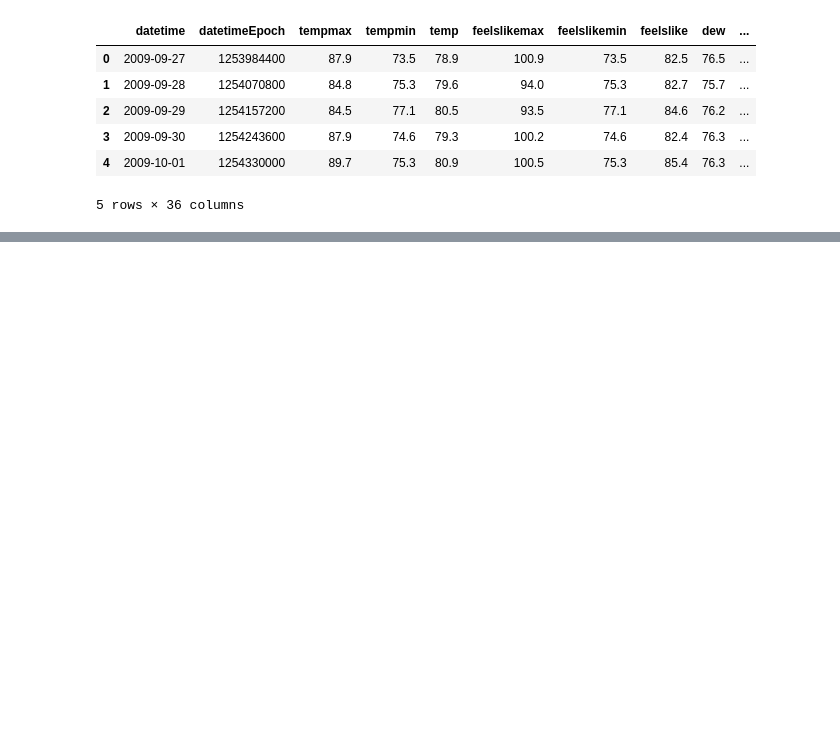
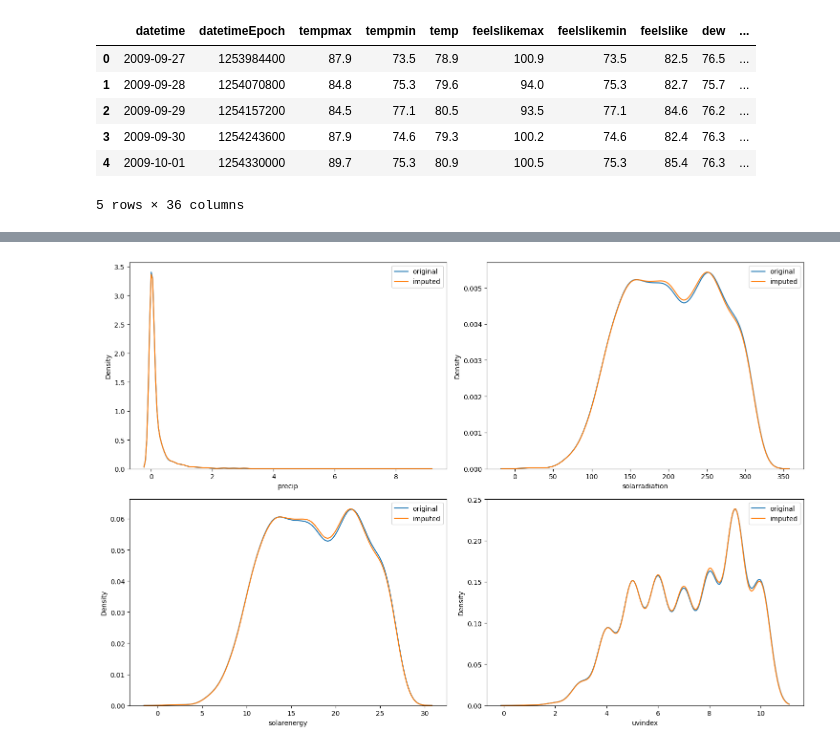
Before and after one commit to khanhnhan1512/Final-Project-Intro-Ds, a Jupyter notebook: src/03-Data_Preprocessing.ipynb, the cells around one changed output, grey strips where cells are left out. Drawn from its saved outputs; the diff is of its cells as text; code cells hidden in the pictures; blank space fills up the shorter version.

```diff
--- a/src/03-Data_Preprocessing.ipynb
+++ b/src/03-Data_Preprocessing.ipynb
@@ -138,12 +134,0 @@ Since there are quite many features with outliers and no domain knowledge availa
-# %%
-columns = ['tempmax', 'tempmin', 'feelslikemax', 'feelslikemin', 'dew',  'windspeed', 'visibility']
-
-threshold = 3
-
-for column in columns:
-    z_scores = stats.zscore(df[column])
-    df = df[(z_scores < threshold) & (z_scores > -threshold)]
-# %%
-for col in numeric_cols:
-    sns.boxplot(x = df[col])
-    plt.show()
@@ -524,7 +134,0 @@ print(vif_data_scaled)
-# %%
-df = df_imputed[X.columns]
-df['label'] = df_imputed['icon']
-
-df.to_csv('../data/processed_data.csv', index=False)
-
-df.head()
@@ -549,0 +164,12 @@ See the caveats in the documentation: https://pandas.pydata.org/pandas-docs/stab
+# %%
+k_neighbors = 3
+
+df_imputed = df.drop(columns=['icon']).copy()
+
+knn_imputer = KNNImputer(n_neighbors=k_neighbors)
+
+df_imputed = pd.DataFrame(knn_imputer.fit_transform(df_imputed), columns=df_imputed.columns)
+
+df_imputed['icon'] = df.reset_index(drop=False)['icon']
+
+df_imputed
@@ -549,0 +218,12 @@ See the caveats in the documentation: https://pandas.pydata.org/pandas-docs/stab
+# %%
+cols = ['precip', 'solarradiation', 'solarenergy', 'uvindex']
+fig, axes = plt.subplots(nrows=2, ncols=2, figsize=(15, 10))
+for col, i, j in zip(cols, [0, 0, 1, 1], [0, 1, 0, 1]):
+    sns.kdeplot(df[col], ax=axes[i, j], label='original')
+    sns.kdeplot(df_imputed[col], ax=axes[i, j], label='imputed')
+    axes[i, j].legend()
+
+plt.tight_layout()
+plt.show()
+# %% [output]
+[figure, added]
```
Also changed, not shown: parts of 89 cells of this notebook, 3 other files.
